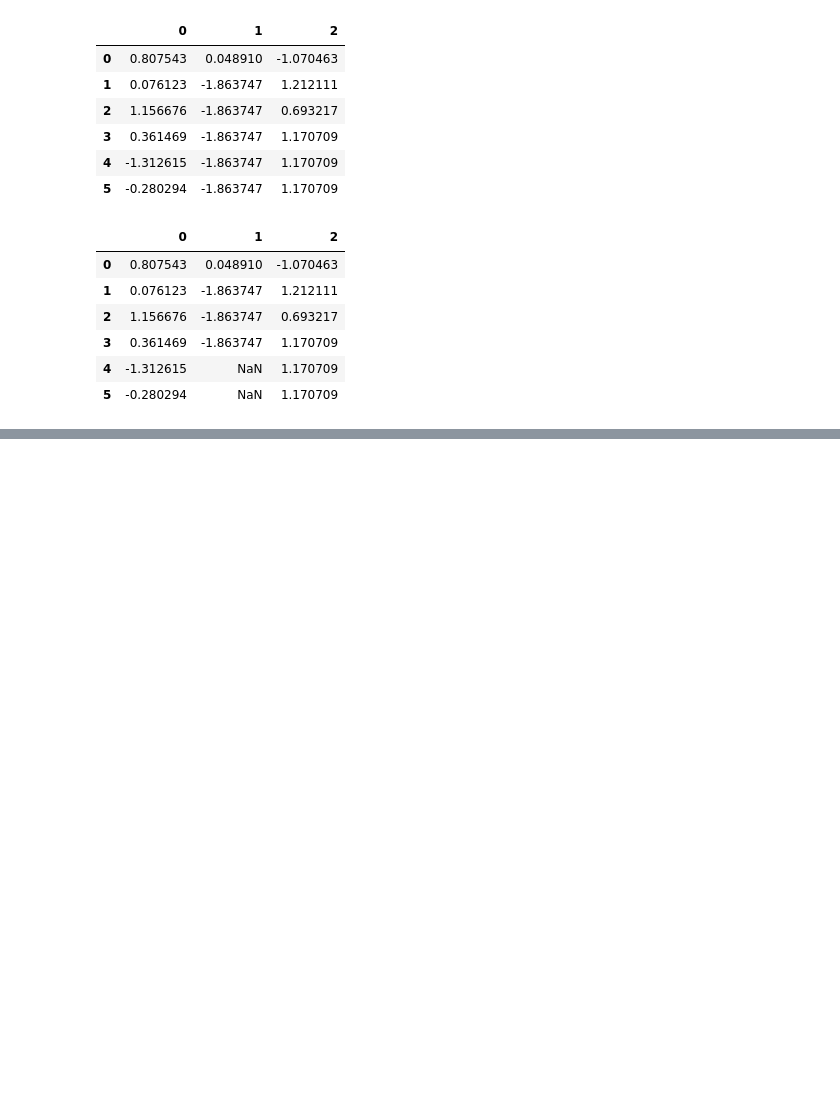
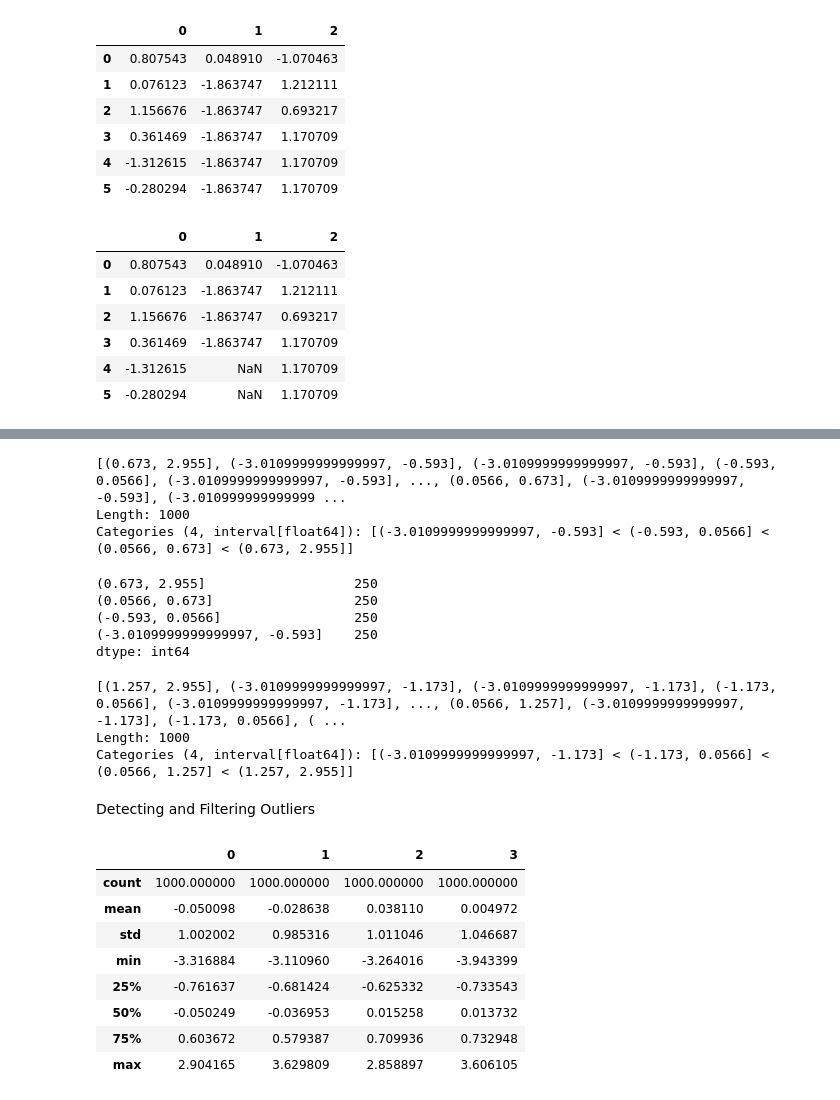
Before and after one commit to ZCW-Data1dot2/data-wrangling-pandas-deanastuart, a Jupyter notebook: Chapter7WorkAlong.ipynb, the cells around one changed output, grey strips where cells are left out. Saved outputs shown, nothing was run; the diff lists cells and outputs as text; code cells hidden in the pictures; blank space fills up the shorter version.

```diff
--- a/Chapter7WorkAlong.ipynb
+++ b/Chapter7WorkAlong.ipynb
@@ -204,0 +510,22 @@ data
+# %%
+cats
+# %% [output]
+[(0.673, 2.955], (-3.0109999999999997, -0.593], (-3.0109999999999997, -0.593], (-0.593, 0.0566], (-3.0109999999999997, -0.593], ..., (0.0566, 0.673], (-3.0109999999999997, -0.593], (-3.010999999999999 ...
+Length: 1000
+Categories (4, interval[float64]): [(-3.0109999999999997, -0.593] < (-0.593, 0.0566] < (0.0566, 0.673] < (0.673, 2.955]]
+# %%
+pd.value_counts(cats)
+# %% [output]
+(0.673, 2.955]                   250
+(0.0566, 0.673]                  250
+(-0.593, 0.0566]                 250
+(-3.0109999999999997, -0.593]    250
+dtype: int64
+# %%
+pd.qcut(data,[0,0.1,0.5,0.9,1])
+# %% [output]
+[(1.257, 2.955], (-3.0109999999999997, -1.173], (-3.0109999999999997, -1.173], (-1.173, 0.0566], (-3.0109999999999997, -1.173], ..., (0.0566, 1.257], (-3.0109999999999997, -1.173], (-1.173, 0.0566], ( ...
+Length: 1000
+Categories (4, interval[float64]): [(-3.0109999999999997, -1.173] < (-1.173, 0.0566] < (0.0566, 1.257] < (1.257, 2.955]]
+# %% [markdown]
+Detecting and Filtering Outliers
@@ -204,0 +534,12 @@ data
+# %%
+data.describe()
+# %% [output]
+|  | 0 | 1 | 2 | 3 |
+| count | 1000.000000 | 1000.000000 | 1000.000000 | 1000.000000 |
+| mean | -0.050098 | -0.028638 | 0.038110 | 0.004972 |
+| std | 1.002002 | 0.985316 | 1.011046 | 1.046687 |
+| min | -3.316884 | -3.110960 | -3.264016 | -3.943399 |
+| 25% | -0.761637 | -0.681424 | -0.625332 | -0.733543 |
+| 50% | -0.050249 | -0.036953 | 0.015258 | 0.013732 |
+| 75% | 0.603672 | 0.579387 | 0.709936 | 0.732948 |
+| max | 2.904165 | 3.629809 | 2.858897 | 3.606105 |
```
Also changed, not shown: parts of 96 cells of this notebook, 10 other files.
